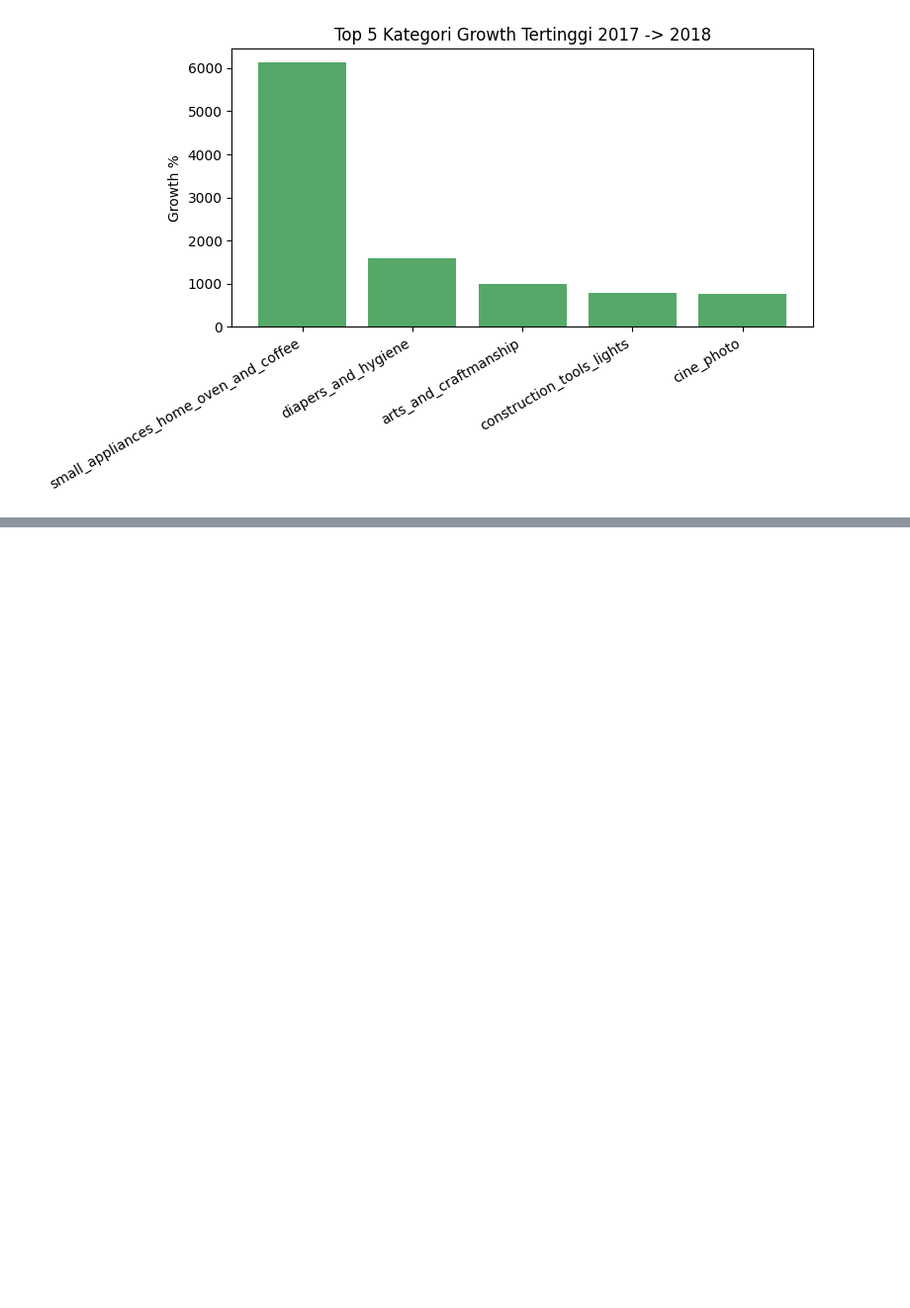
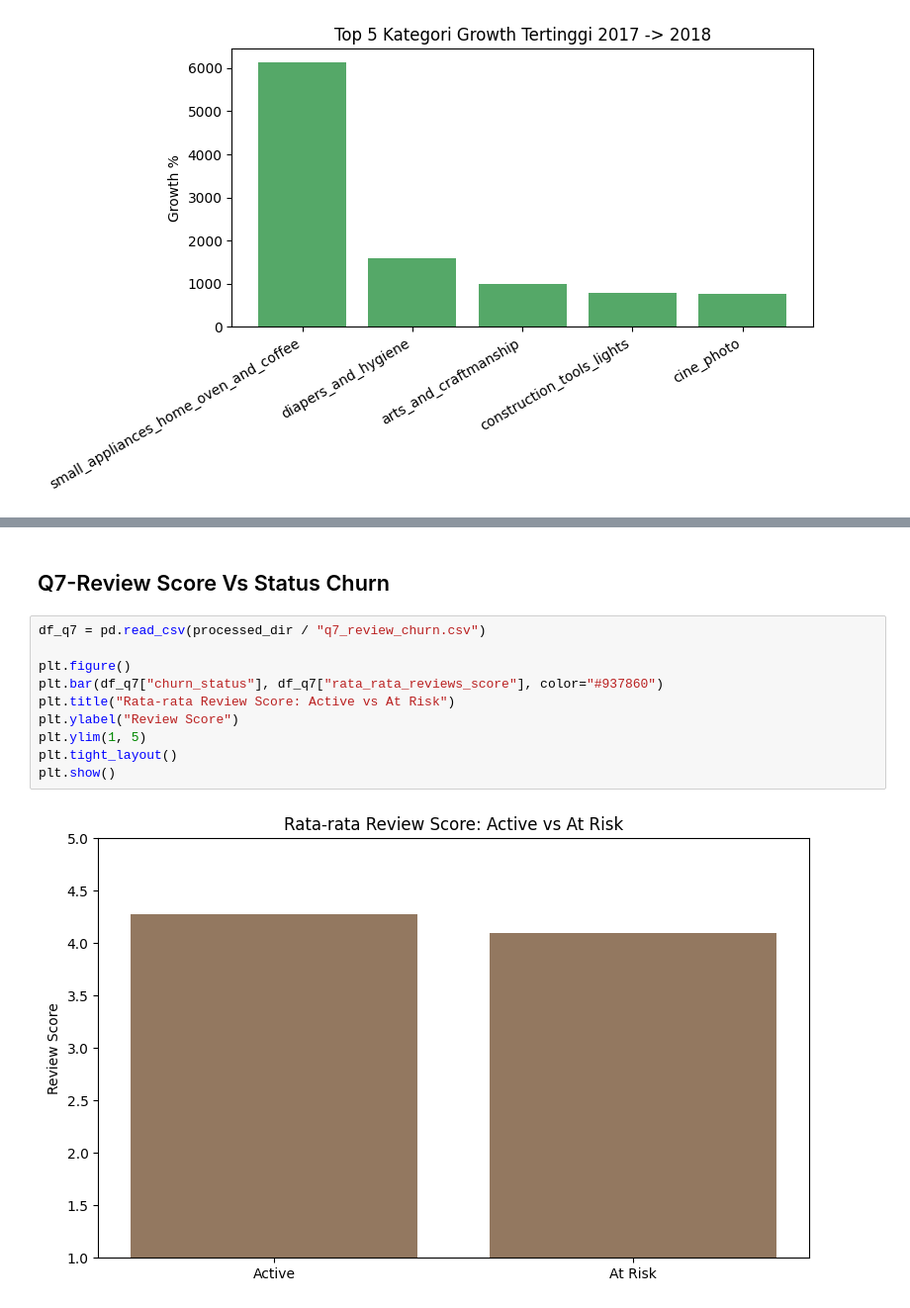
Before and after one commit to rohid001/olist-sql-dashboard, a Jupyter notebook: notebooks/03_query_validation_viz.ipynb, the cells around one changed output, grey strips where cells are left out. Shown at 99% size. Drawn from its saved outputs; the diff is of its cells as text; blank space fills up the shorter version.

```diff
--- a/notebooks/03_query_validation_viz.ipynb
+++ b/notebooks/03_query_validation_viz.ipynb
@@ -121,0 +136,14 @@ plt.show()
+# %% [markdown]
+## Q7-Review Score Vs Status Churn
+# %%
+df_q7 = pd.read_csv(processed_dir / "q7_review_churn.csv")
+
+plt.figure()
+plt.bar(df_q7["churn_status"], df_q7["rata_rata_reviews_score"], color="#937860")
+plt.title("Rata-rata Review Score: Active vs At Risk")
+plt.ylabel("Review Score")
+plt.ylim(1, 5)
+plt.tight_layout()
+plt.show()
+# %% [output]
+[figure, added]
```
Also changed, not shown: parts of 2 cells of this notebook, 1 other file.
